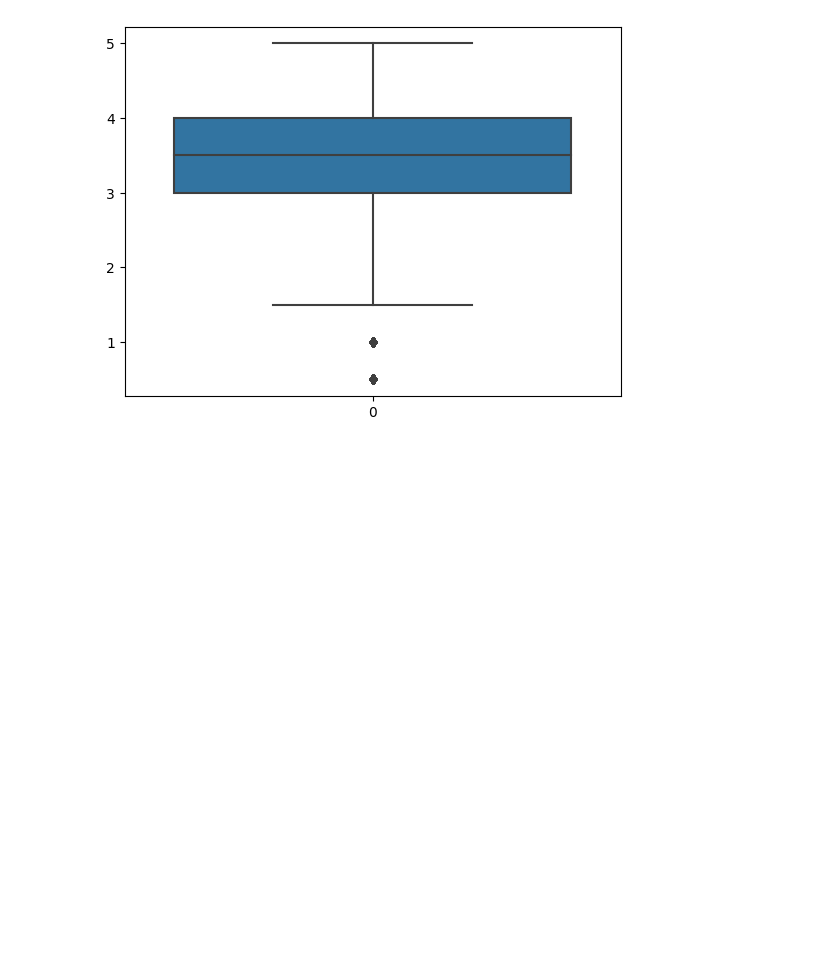
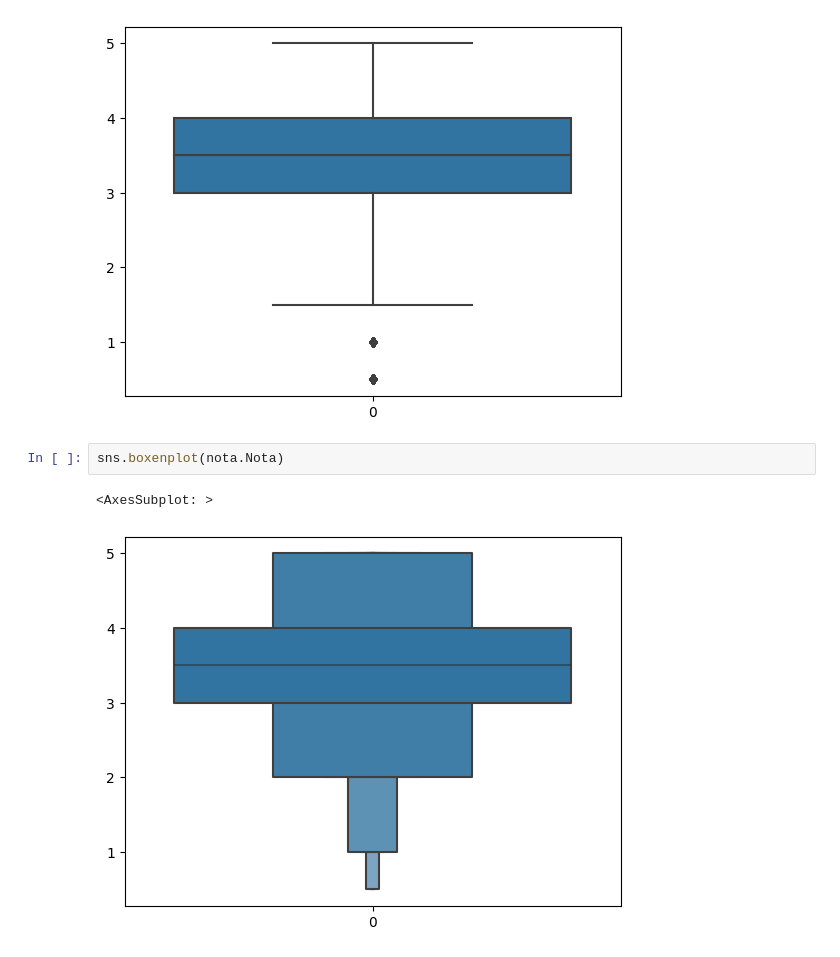
Before and after one commit to DevLuizP/Introducao_DataScience, a Jupyter notebook: Introducao.ipynb, the cells around one changed output. Cells and saved outputs as stored; diff of their text form; blank space fills up the shorter version.

```diff
--- a/Introducao.ipynb
+++ b/Introducao.ipynb
@@ -155,3 +160,8 @@ sns.boxplot(nota.Nota)
 # %% [output]
 <AxesSubplot: >
 [figure]
+# %%
+sns.boxenplot(nota.Nota)
+# %% [output]
+<AxesSubplot: >
+[figure, added]
```
Also changed, not shown: parts of 1 cell of this notebook.
